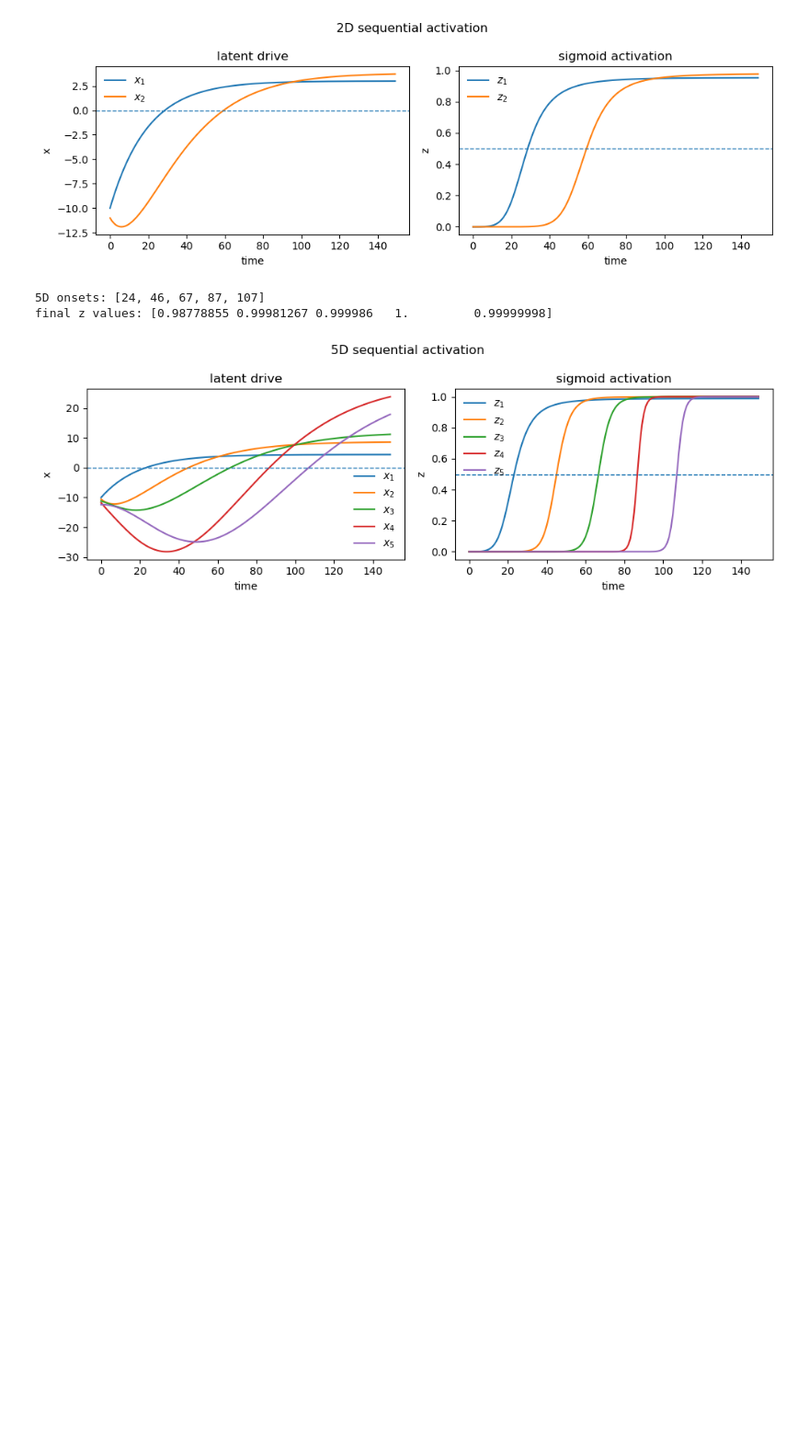
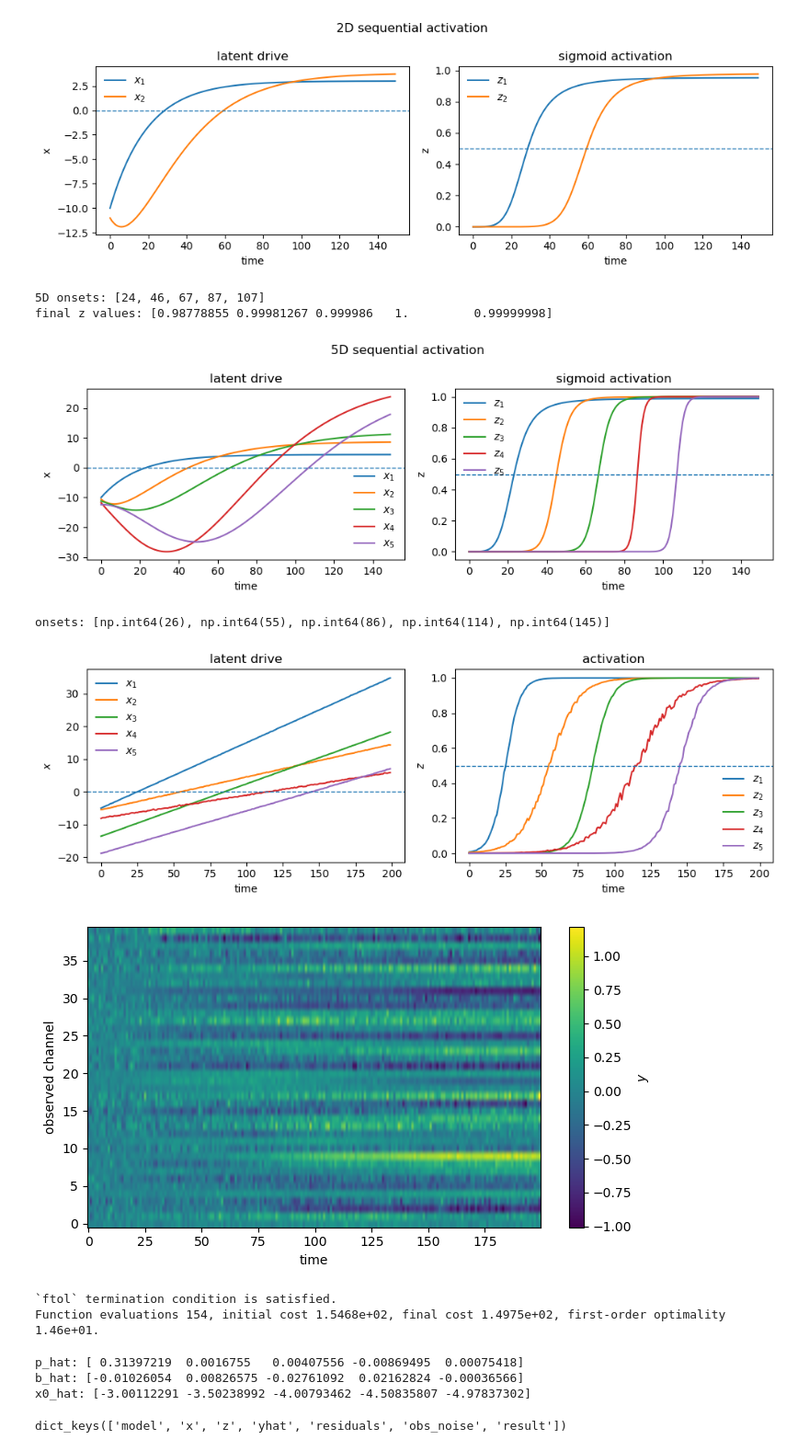
Before and after one commit to stootoon/sequential-sigmoidal-factor-analysis, a Jupyter notebook: sequential-ppca.ipynb, the cells around one changed output. Shown at 92% size. Cells and saved outputs as stored; diff of their text form; code cells hidden in the pictures; blank space fills up the shorter version.

Commit message:
Added fitting functions.

```diff
--- a/sequential-ppca.ipynb
+++ b/sequential-ppca.ipynb
@@ -173,0 +507,73 @@ final z values: [0.98778855 0.99981267 0.999986   1.         0.99999998]
+# %%
+K = 5
+N = 40
+T = 200
+
+rng = np.random.default_rng(0)
+
+C = rng.normal(size=(N, K))
+C /= np.linalg.norm(C, axis=0, keepdims=True)
+
+p = np.array([0.95, 0.08, 0.08, 0.08, 0.08])
+b = np.zeros(K)
+
+obs_noise = rng.uniform(0.05, 0.20, size=N)
+latent_noise = np.array([0.03, 0.05, 0.02, 0.08, 0.04])
+
+model = SigmoidDynamicFactorModel(
+    p=p,
+    b=b,
+    C=C,
+    obs_noise=obs_noise,
+    latent_noise=latent_noise,
+    seed=1,
+)
+
+onsets = np.array([25, 55, 85, 115, 145])
+slopes = np.array([0.20, 0.10, 0.16, 0.07, 0.13])
+
+data = model.generate(
+    T=T,
+    mode="onsets",
+    onsets=onsets,
+    slopes=slopes,
+    latent_noise=latent_noise,
+)
+
+x, z, y = data["x"], data["z"], data["y"]
+
+print("onsets:", model.onset_times(x))
+
+model.plot_latents(x, z)
+model.plot_observations(y)
+# %% [output]
+onsets: [np.int64(26), np.int64(55), np.int64(86), np.int64(114), np.int64(145)]
+[figure, added]
+[figure, added]
+# %%
+fit = SigmoidDynamicFactorModel.fit(
+    y,
+    K=5,
+    seed=2,
+    max_nfev=5000,
+)
+# %% [output]
+`ftol` termination condition is satisfied.
+Function evaluations 154, initial cost 1.5468e+02, final cost 1.4975e+02, first-order optimality 1.46e+01.
+# %%
+model_hat = fit["model"]
+x_hat = fit["x"]
+z_hat = fit["z"]
+yhat = fit["yhat"]
+
+print("p_hat:", model_hat.p)
+print("b_hat:", model_hat.b)
+print("x0_hat:", model_hat.x0)
+# %% [output]
+p_hat: [ 0.31397219  0.0016755   0.00407556 -0.00869495  0.00075418]
+b_hat: [-0.01026054  0.00826575 -0.02761092  0.02162824 -0.00036566]
+x0_hat: [-3.00112291 -3.50238992 -4.00793462 -4.50835807 -4.97837302]
+# %%
+fit.keys()
+# %% [output]
+dict_keys(['model', 'x', 'z', 'yhat', 'residuals', 'obs_noise', 'result'])
```
Also changed, not shown: parts of 3 cells of this notebook.
